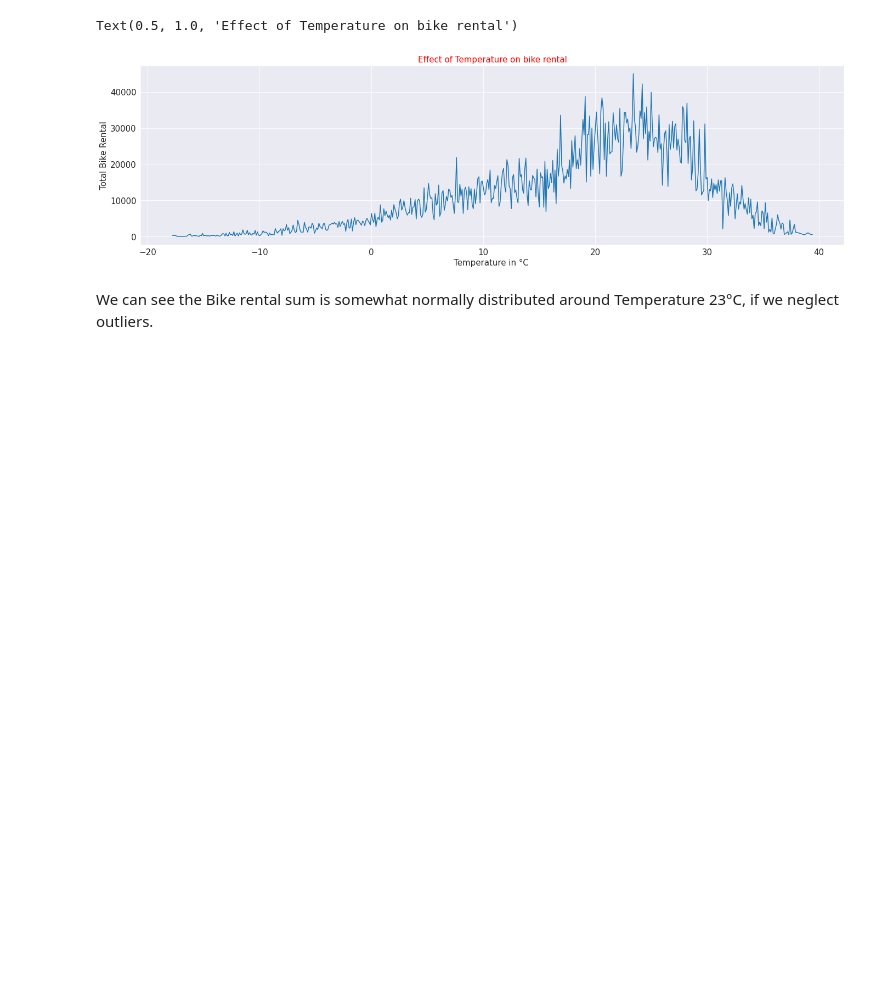
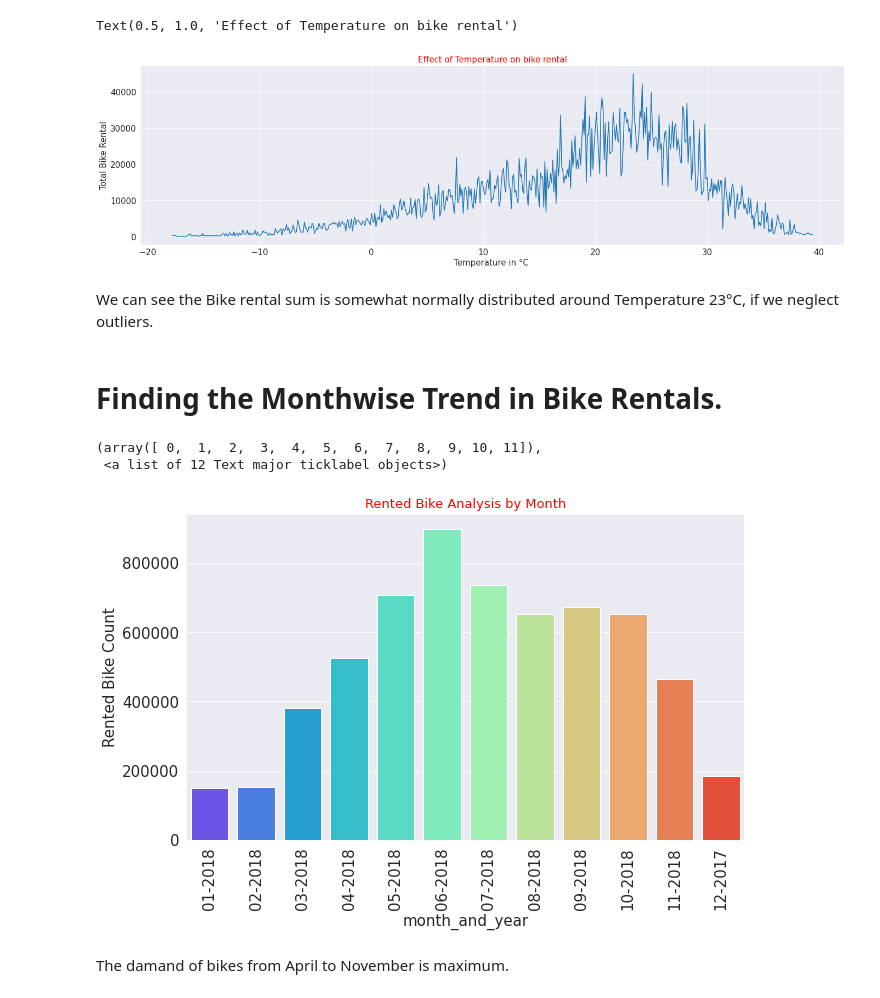
Before and after one commit to GoPlusUltra/Bike-Sharing-Prediction-Model, a Jupyter notebook: Copy_of_Bike_Sharing_Demand_Prediction_Capstone_Project.ipynb, the cells around one changed output. Drawn from its saved outputs; the diff is of its cells as text; code cells hidden in the pictures; blank space fills up the shorter version.

Commit message:
Prepared data for ML algorithms

```diff
--- a/Copy_of_Bike_Sharing_Demand_Prediction_Capstone_Project.ipynb
+++ b/Copy_of_Bike_Sharing_Demand_Prediction_Capstone_Project.ipynb
@@ -332,0 +295,10 @@ df_m = df_m.groupby(['month', 'year']).mean()
+# %%
+df['Date'] = df['Date'].apply(lambda x:  dt.datetime.strptime(x,"%d/%m/%Y"))
+# %%
+df['Month']=df['Date'].dt.month
+df['Day']=df['Date'].dt.day
+df['Year']=df['Date'].dt.year
+# %%
+df['month_and_year']=df['Date'].dt.strftime('%m-%Y')
+# %% [markdown]
+# Finding the Monthwise Trend in Bike Rentals.
@@ -332,0 +307,14 @@ df_m = df_m.groupby(['month', 'year']).mean()
+# %%
+monthwise_bike_count_analysis=df.groupby(['month_and_year'])['Rented Bike Count'].sum().reset_index()
+monthwise_bike_count_analysis.head(20)
+# %%
+plt.figure(figsize=(10,6))
+sns.barplot(x='month_and_year',y='Rented Bike Count',data=monthwise_bike_count_analysis,palette='rainbow')
+plt.title('Rented Bike Analysis by Month',color='r', fontsize=13)
+plt.xticks(rotation=90)
+# %% [output]
+(array([ 0,  1,  2,  3,  4,  5,  6,  7,  8,  9, 10, 11]),
+ <a list of 12 Text major ticklabel objects>)
+[figure, added]
+# %% [markdown]
+The damand of bikes from April to November is maximum.
```
Also changed, not shown: parts of 18 cells of this notebook.
